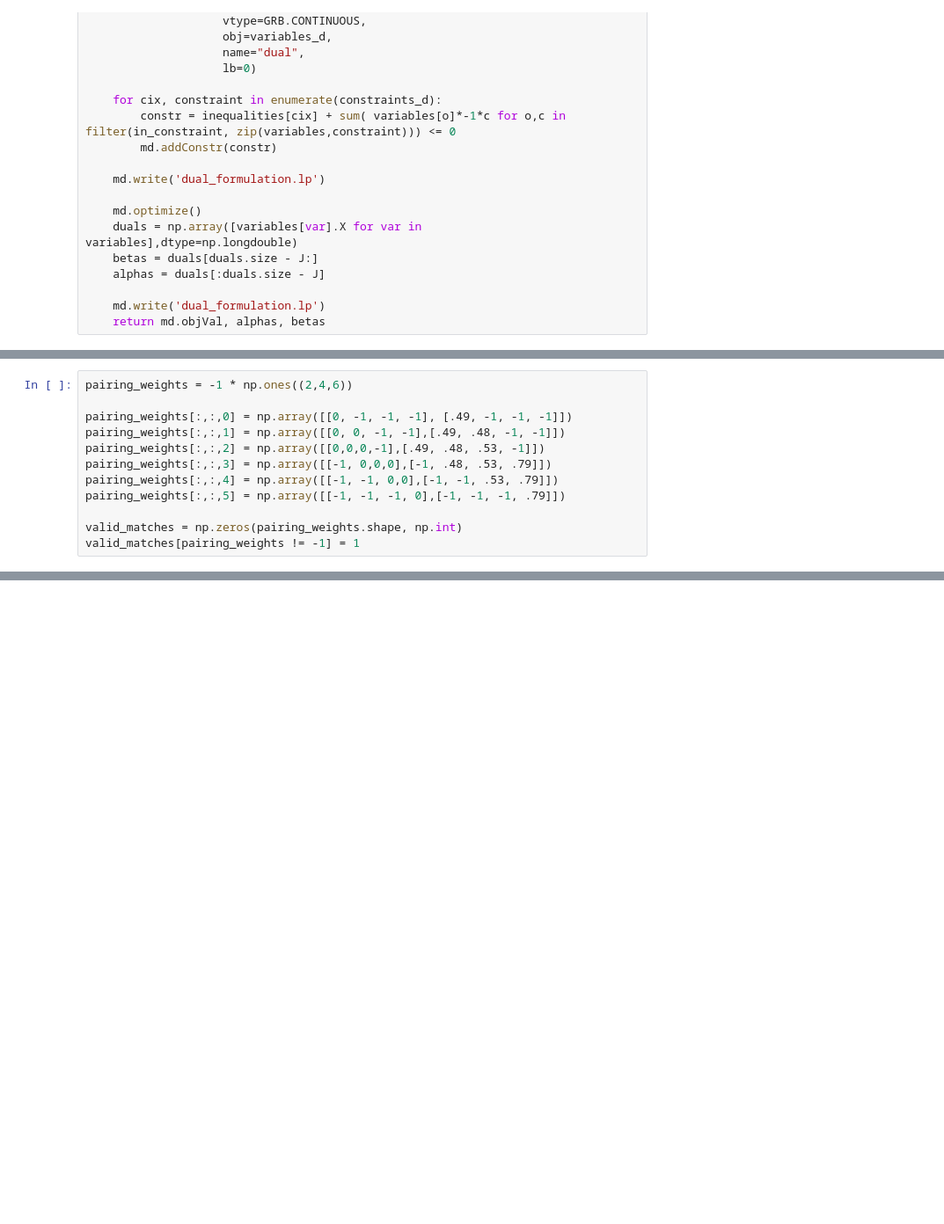
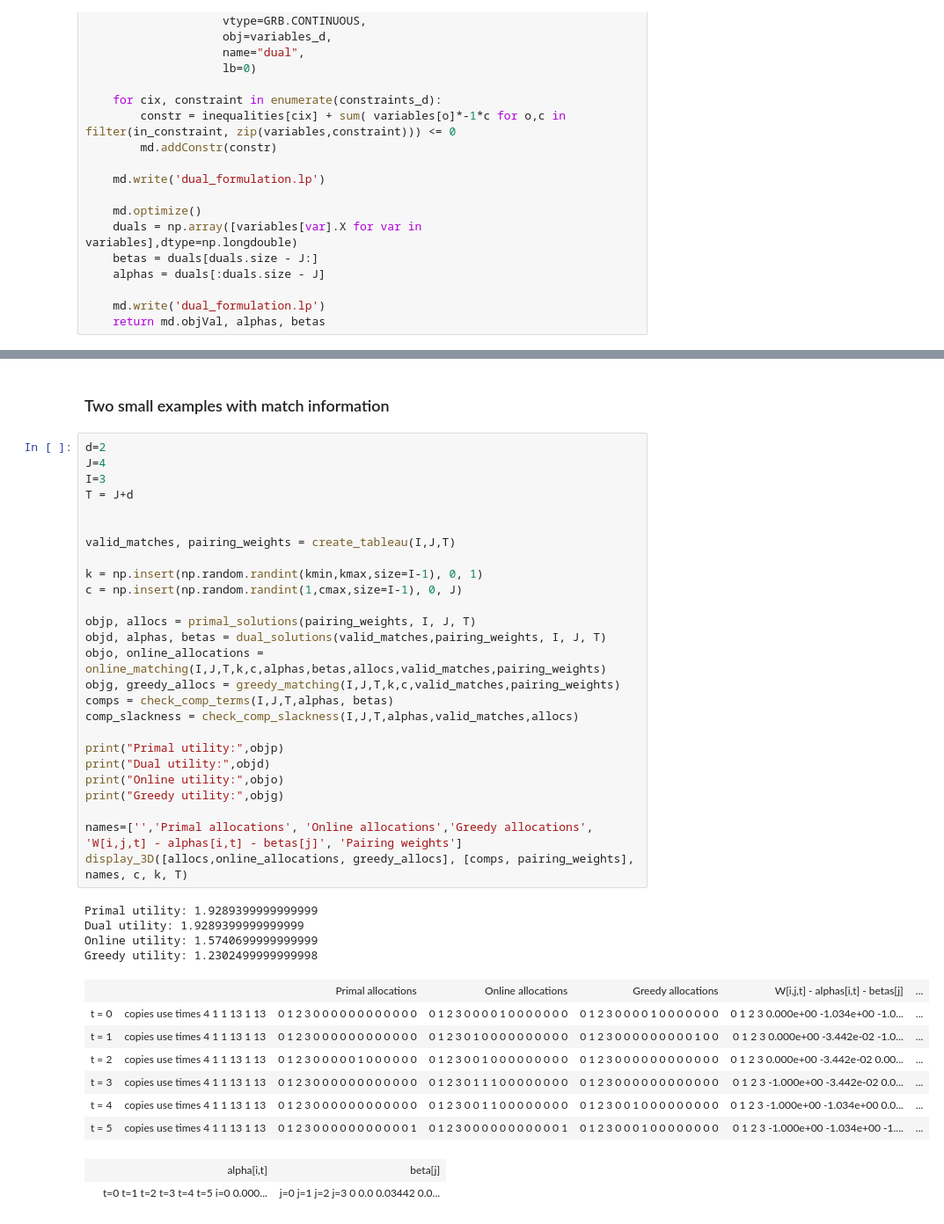
Before and after one commit to lguerdan/dynamic-matching-solver, a Jupyter notebook: v2_dynamic_matching_lp_solver_expansion2.ipynb, the cells around one changed output, grey strips where cells are left out. Shown at 88% size. Drawn from its saved outputs; the diff is of its cells as text; blank space fills up the shorter version.

```diff
--- a/v2_dynamic_matching_lp_solver_expansion2.ipynb
+++ b/v2_dynamic_matching_lp_solver_expansion2.ipynb
@@ -623,12 +365,0 @@ Online utility: 0.98001
-# %%
-pairing_weights = -1 * np.ones((2,4,6))
-
-pairing_weights[:,:,0] = np.array([[0, -1, -1, -1], [.49, -1, -1, -1]])
-pairing_weights[:,:,1] = np.array([[0, 0, -1, -1],[.49, .48, -1, -1]])
-pairing_weights[:,:,2] = np.array([[0,0,0,-1],[.49, .48, .53, -1]])
-pairing_weights[:,:,3] = np.array([[-1, 0,0,0],[-1, .48, .53, .79]])
-pairing_weights[:,:,4] = np.array([[-1, -1, 0,0],[-1, -1, .53, .79]])
-pairing_weights[:,:,5] = np.array([[-1, -1, -1, 0],[-1, -1, -1, .79]])
-
-valid_matches = np.zeros(pairing_weights.shape, np.int)
-valid_matches[pairing_weights != -1] = 1
@@ -718,0 +550,42 @@ sum_alpha_it(alphas, 1,6)
+# %% [markdown]
+### Two small examples with match information
+# %%
+d=2
+J=4
+I=3
+T = J+d
+
+
+valid_matches, pairing_weights = create_tableau(I,J,T)
+
+k = np.insert(np.random.randint(kmin,kmax,size=I-1), 0, 1)
+c = np.insert(np.random.randint(1,cmax,size=I-1), 0, J)
+
+objp, allocs = primal_solutions(pairing_weights, I, J, T)
+objd, alphas, betas = dual_solutions(valid_matches,pairing_weights, I, J, T)
+objo, online_allocations = online_matching(I,J,T,k,c,alphas,betas,allocs,valid_matches,pairing_weights)
+objg, greedy_allocs = greedy_matching(I,J,T,k,c,valid_matches,pairing_weights)
+comps = check_comp_terms(I,J,T,alphas, betas)
+comp_slackness = check_comp_slackness(I,J,T,alphas,valid_matches,allocs)
+
+print("Primal utility:",objp)
+print("Dual utility:",objd)
+print("Online utility:",objo)
+print("Greedy utility:",objg)
+
+names=['','Primal allocations', 'Online allocations','Greedy allocations', 'W[i,j,t] - alphas[i,t] - betas[j]', 'Pairing weights']
+display_3D([allocs,online_allocations, greedy_allocs], [comps, pairing_weights], names, c, k, T)
+# %% [output]
+Primal utility: 1.9289399999999999
+Dual utility: 1.9289399999999999
+Online utility: 1.5740699999999999
+Greedy utility: 1.2302499999999998
+|  |  | Primal allocations | Online allocations | Greedy allocations | W[i,j,t] - alphas[i,t] - betas[j] | ... |
+| t = 0 | copies use times 4 1 1 13 1 13 | 0 1 2 3 0 0 0 0 0 0 0 0 0 0 0 0 | 0 1 2 3 0 0 0 0 1 0 0 0 0 0 0 0 | 0 1 2 3 0 0 0 0 1 0 0 0 0 0 0 0 | 0 1 2 3 0.000e+00 -1.034e+00 -1.0... | ... |
+| t = 1 | copies use times 4 1 1 13 1 13 | 0 1 2 3 0 0 0 0 0 0 0 0 0 0 0 0 | 0 1 2 3 0 1 0 0 0 0 0 0 0 0 0 0 | 0 1 2 3 0 0 0 0 0 0 0 0 0 1 0 0 | 0 1 2 3 0.000e+00 -3.442e-02 -1.0... | ... |
+| t = 2 | copies use times 4 1 1 13 1 13 | 0 1 2 3 0 0 0 0 0 1 0 0 0 0 0 0 | 0 1 2 3 0 0 1 0 0 0 0 0 0 0 0 0 | 0 1 2 3 0 0 0 0 0 0 0 0 0 0 0 0 | 0 1 2 3 0.000e+00 -3.442e-02 0.00... | ... |
+| t = 3 | copies use times 4 1 1 13 1 13 | 0 1 2 3 0 0 0 0 0 0 0 0 0 0 0 0 | 0 1 2 3 0 1 1 1 0 0 0 0 0 0 0 0 | 0 1 2 3 0 0 0 0 0 0 0 0 0 0 0 0 | 0 1 2 3 -1.000e+00 -3.442e-02 0.0... | ... |
+| t = 4 | copies use times 4 1 1 13 1 13 | 0 1 2 3 0 0 0 0 0 0 0 0 0 0 0 0 | 0 1 2 3 0 0 1 1 0 0 0 0 0 0 0 0 | 0 1 2 3 0 0 1 0 0 0 0 0 0 0 0 0 | 0 1 2 3 -1.000e+00 -1.034e+00 0.0... | ... |
+| t = 5 | copies use times 4 1 1 13 1 13 | 0 1 2 3 0 0 0 0 0 0 0 0 0 0 0 1 | 0 1 2 3 0 0 0 0 0 0 0 0 0 0 0 1 | 0 1 2 3 0 0 0 1 0 0 0 0 0 0 0 0 | 0 1 2 3 -1.000e+00 -1.034e+00 -1.... | ... |
+|  | alpha[i,t] | beta[j] |
+|  | t=0 t=1 t=2 t=3 t=4 t=5 i=0 0.000... | j=0 j=1 j=2 j=3 0 0.0 0.03442 0.0... |
```
Also changed, not shown: parts of 41 cells of this notebook, 5 other files.
